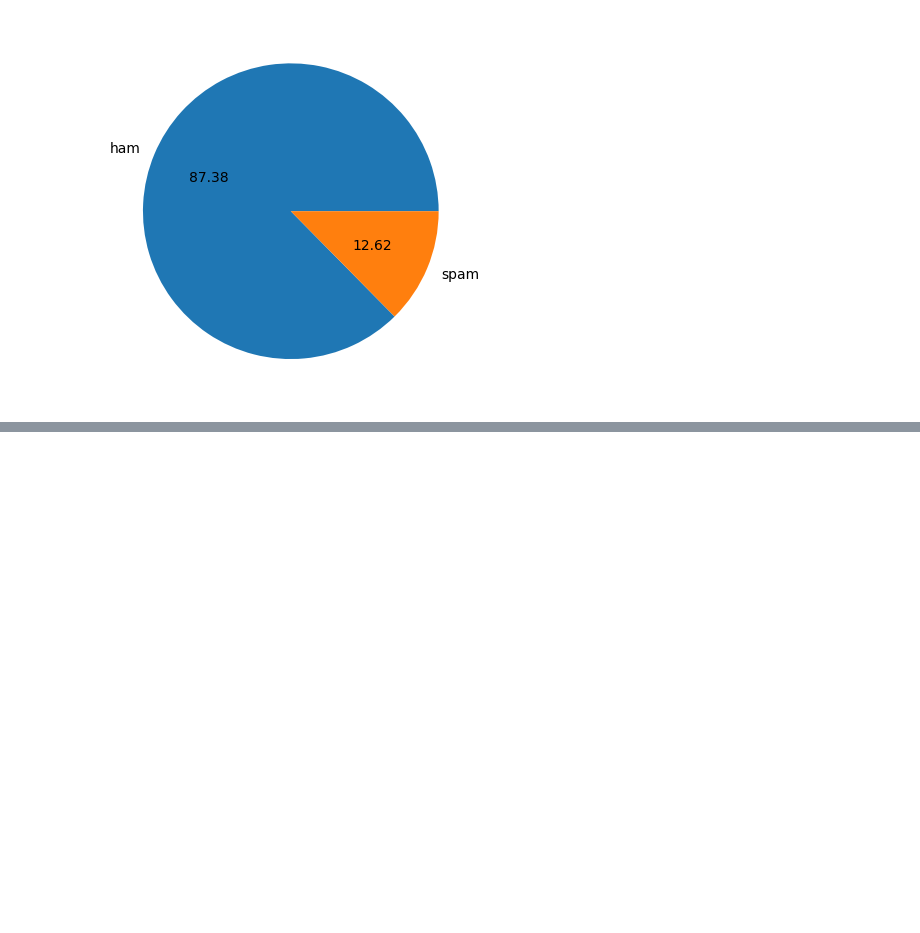
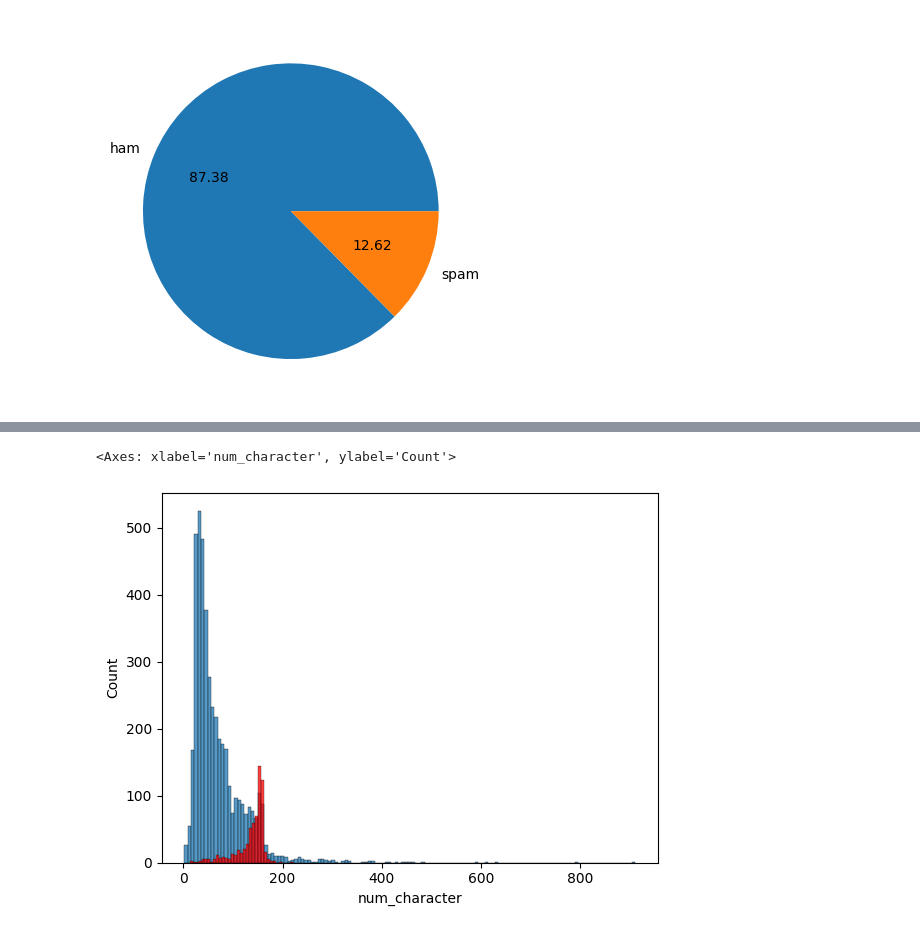
Before and after one commit to PrateekSharma007/Email-spam-detection-, a Jupyter notebook: main.ipynb, the cells around one changed output, grey strips where cells are left out. Drawn from its saved outputs; the diff is of its cells as text; code cells hidden in the pictures; blank space fills up the shorter version.

Commit message:
graphical analysis

```diff
--- a/main.ipynb
+++ b/main.ipynb
@@ -150,0 +160,2 @@ plt.show()
+# %%
+df['num_character'] = df['text'].apply(len) #number of characters used
@@ -150,0 +168,2 @@ plt.show()
+# %%
+df = df.drop(columns = ["character"])
@@ -150,0 +190,2 @@ plt.show()
+# %%
+df["num-words"] = df['text'].apply(lambda x : len(nltk.word_tokenize(x)))
@@ -150,0 +223,2 @@ plt.show()
+# %%
+df['num_sentences'] = df['text'].apply(lambda x : len(nltk.sent_tokenize(x)))
@@ -150,0 +249,6 @@ plt.show()
+# %%
+sns.histplot(df[df["target"] == 0]['num_character'])
+sns.histplot(df[df["target"] == 1]['num_character'],color= 'red')
+# %% [output]
+<Axes: xlabel='num_character', ylabel='Count'>
+[figure, added]
```
Also changed, not shown: parts of 13 cells of this notebook.
